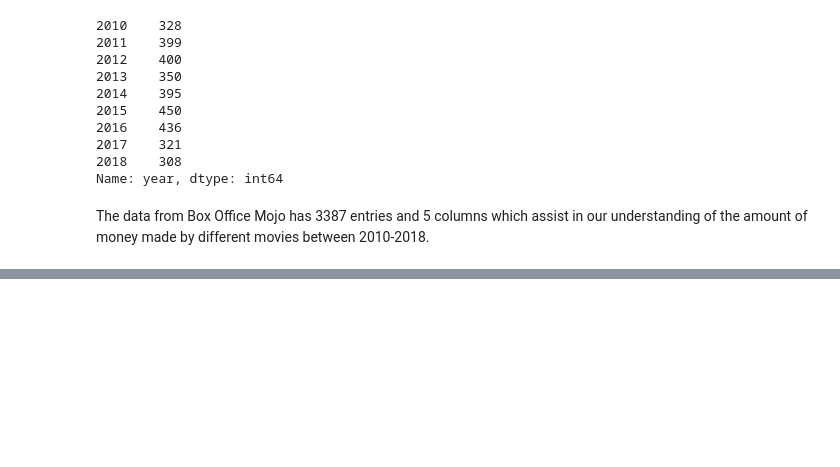
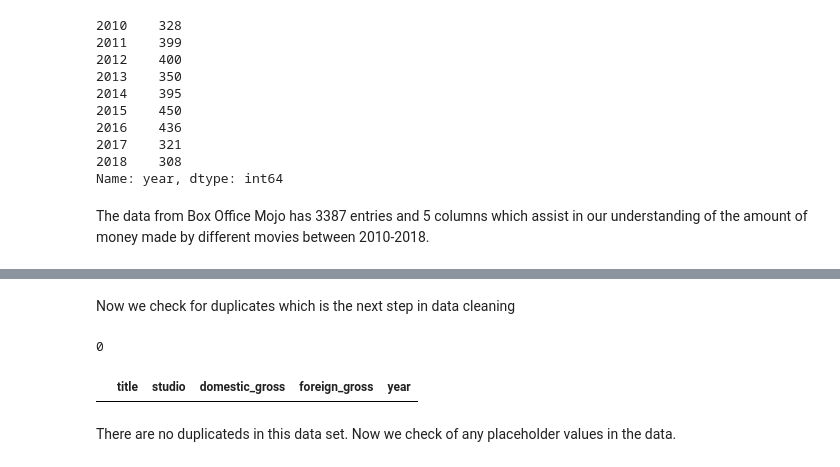
Before and after one commit to Arnoldchovu/dsc-phase-1-project-v2-4, a Jupyter notebook: student.ipynb, the cells around one changed output, grey strips where cells are left out. Saved outputs shown, nothing was run; the diff lists cells and outputs as text; code cells hidden in the pictures; blank space fills up the shorter version.

```diff
--- a/student.ipynb
+++ b/student.ipynb
@@ -156,0 +279,12 @@ The data from Box Office Mojo has 3387 entries and 5 columns which assist in our
+# %% [markdown]
+Now we check for duplicates which is the next step in data cleaning
+# %%
+# Check for duplicates in the BOM data
+duplicates = df_bom[df_bom.duplicated()]
+print(len(duplicates)) # Checking for the number of duplicates in the data
+duplicates.head()
+# %% [output]
+0
+|  | title | studio | domestic_gross | foreign_gross | year |
+# %% [markdown]
+There are no duplicateds in this data set. Now we check of any placeholder values in the data.
```
Also changed, not shown: parts of 17 cells of this notebook.
